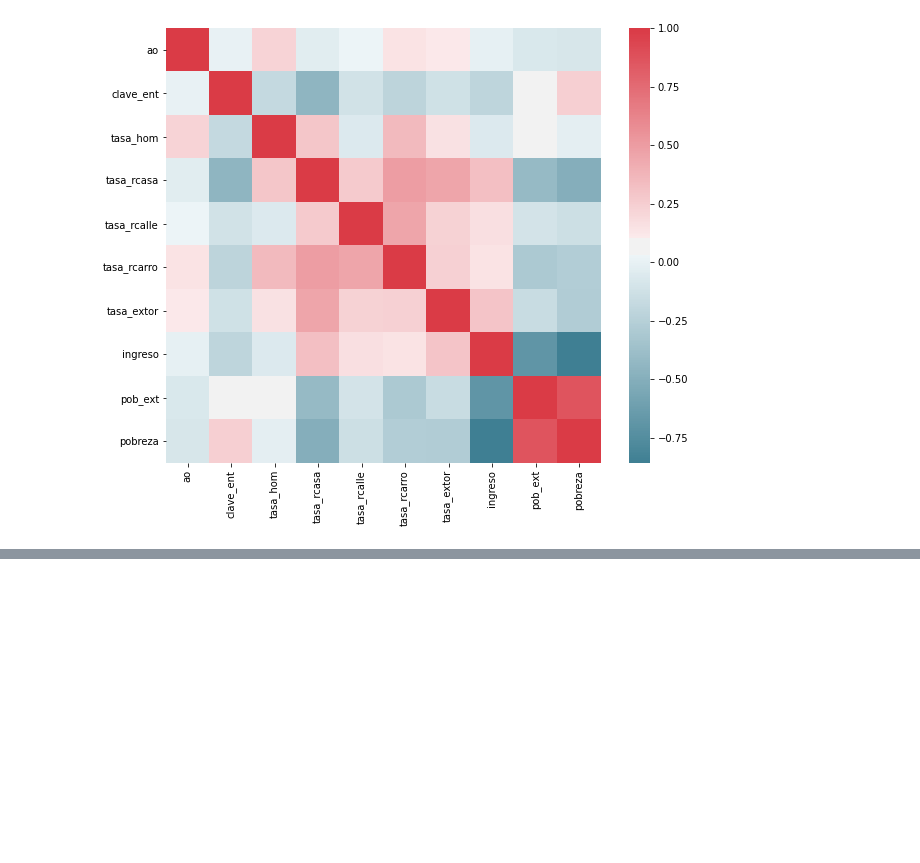
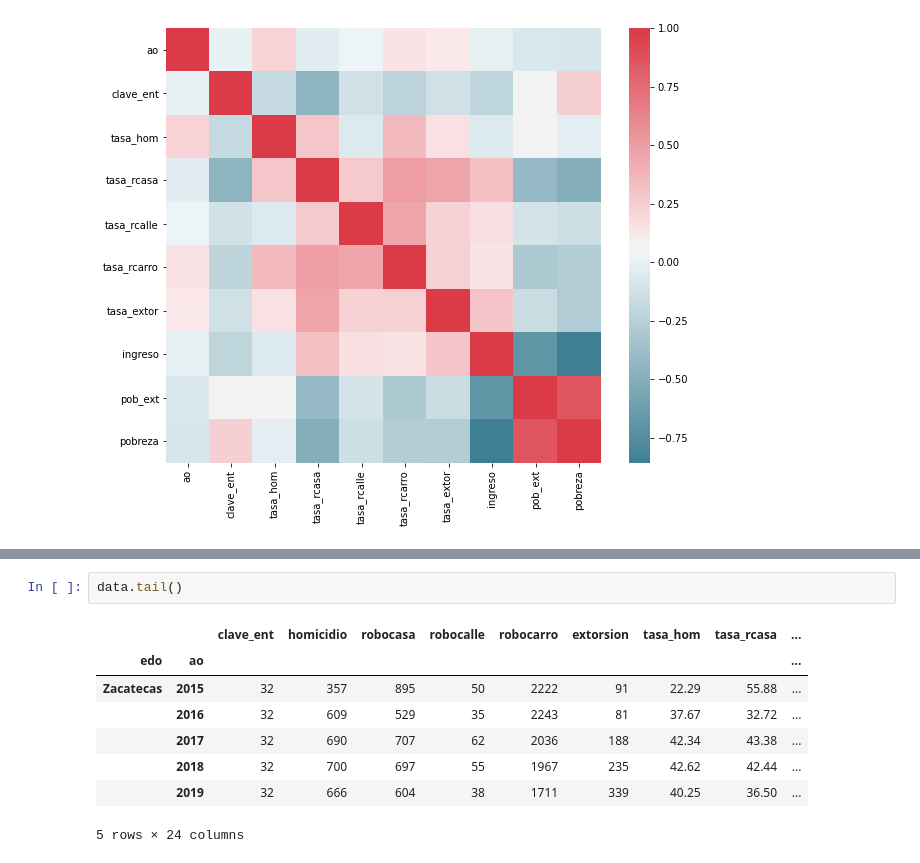
Before and after one commit to prope-2020-gh-classroom/practica-final-por-equipos-verano-2020-itam-JSOHE, a Jupyter notebook: cbautistap_wf.ipynb, the cells around one changed output, grey strips where cells are left out. Saved outputs shown, nothing was run; the diff lists cells and outputs as text; blank space fills up the shorter version.

```diff
--- a/cbautistap_wf.ipynb
+++ b/cbautistap_wf.ipynb
@@ -814,0 +881,11 @@ sns.heatmap(corr, mask=np.zeros_like(corr, dtype=np.bool), cmap=sns.diverging_pa
+# %%
+data.tail()
+# %% [output]
+|  |  | clave_ent | homicidio | robocasa | robocalle | robocarro | extorsion | tasa_hom | tasa_rcasa | ... |
+| edo | ao |  |  |  |  |  |  |  |  | ... |
+| Zacatecas | 2015 | 32 | 357 | 895 | 50 | 2222 | 91 | 22.29 | 55.88 | ... |
+|  | 2016 | 32 | 609 | 529 | 35 | 2243 | 81 | 37.67 | 32.72 | ... |
+|  | 2017 | 32 | 690 | 707 | 62 | 2036 | 188 | 42.34 | 43.38 | ... |
+|  | 2018 | 32 | 700 | 697 | 55 | 1967 | 235 | 42.62 | 42.44 | ... |
+|  | 2019 | 32 | 666 | 604 | 38 | 1711 | 339 | 40.25 | 36.50 | ... |
+5 rows × 24 columns
```
Also changed, not shown: parts of 20 cells of this notebook.
